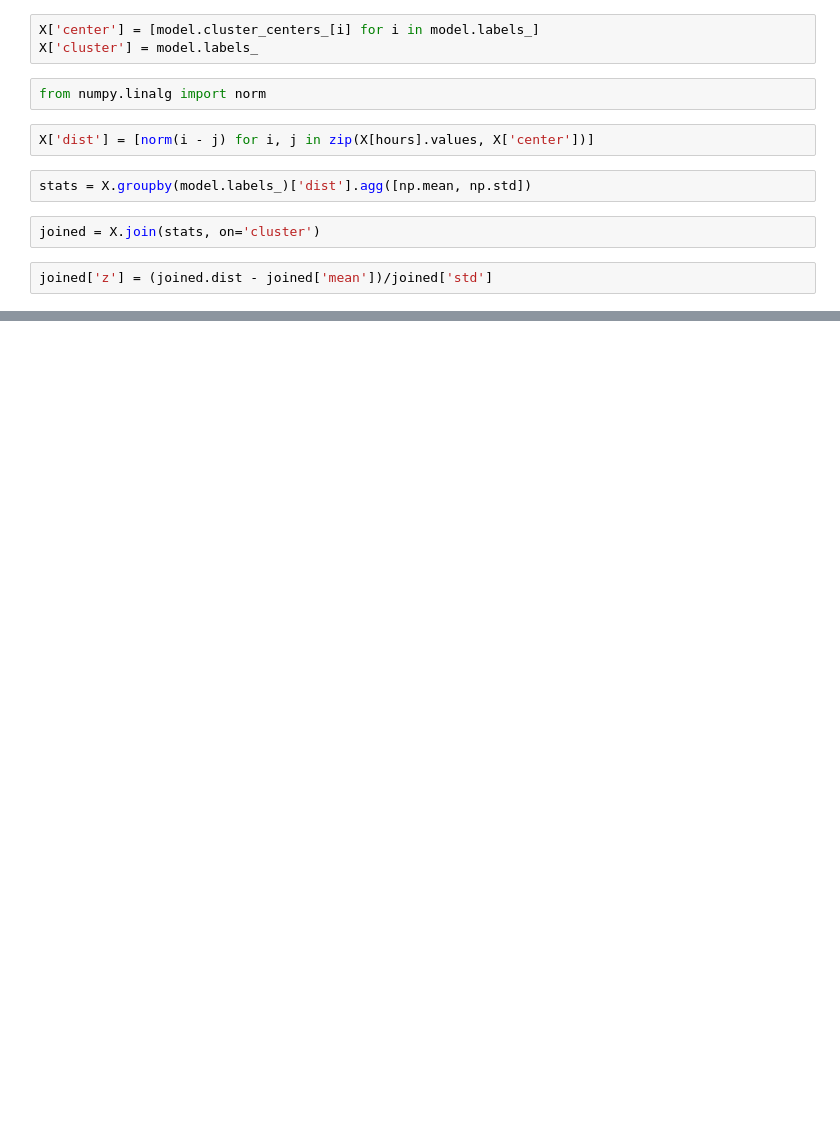
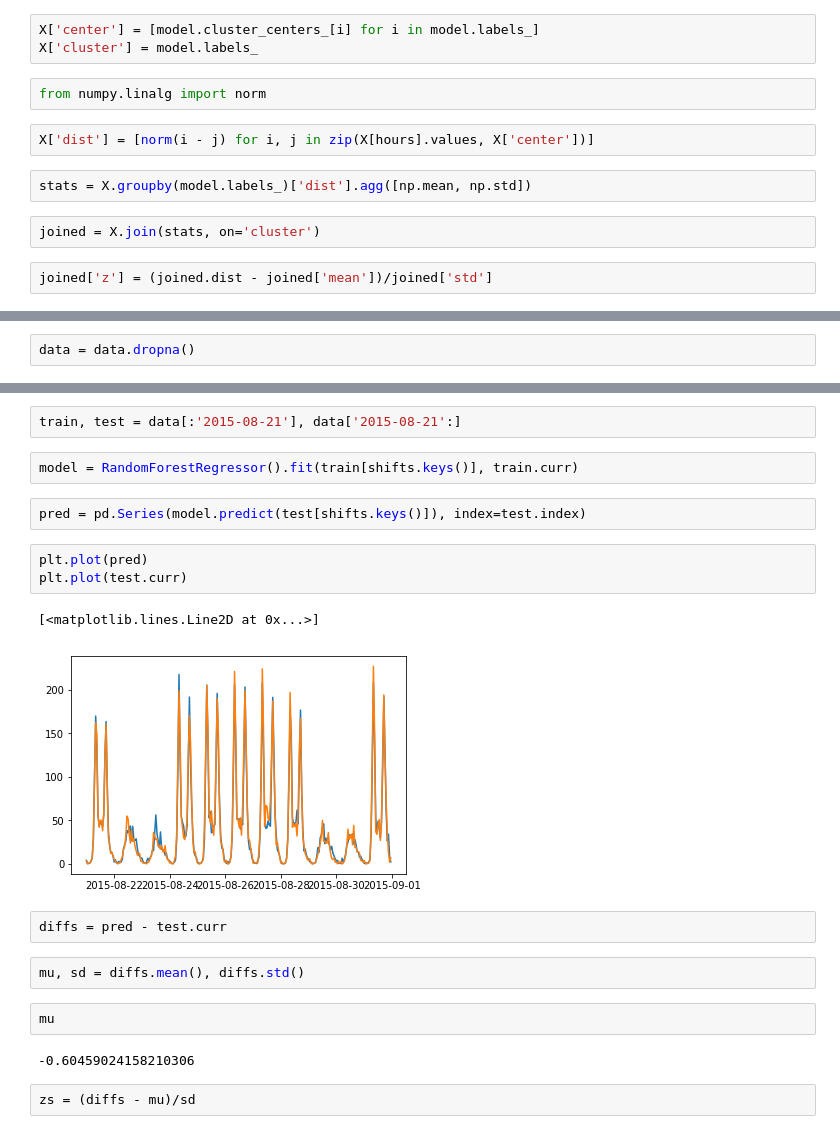
Before and after one commit to dhesse/STK-INF4000, a Jupyter notebook: nbhome/BABS - Outliers - Sklearn.ipynb, the cells around one changed output, grey strips where cells are left out. Drawn from its saved outputs; the diff is of its cells as text; blank space fills up the shorter version.

```diff
--- a/nbhome/BABS - Outliers - Sklearn.ipynb
+++ b/nbhome/BABS - Outliers - Sklearn.ipynb
@@ -102,0 +191,2 @@ plt.ylabel('trip count')
+# %%
+data = data.dropna()
@@ -102,0 +203,22 @@ plt.ylabel('trip count')
+# %%
+train, test = data[:'2015-08-21'], data['2015-08-21':]
+# %%
+model = RandomForestRegressor().fit(train[shifts.keys()], train.curr)
+# %%
+pred = pd.Series(model.predict(test[shifts.keys()]), index=test.index)
+# %%
+plt.plot(pred)
+plt.plot(test.curr)
+# %% [output]
+[<matplotlib.lines.Line2D at 0x...>]
+[figure, added]
+# %%
+diffs = pred - test.curr
+# %%
+mu, sd = diffs.mean(), diffs.std()
+# %%
+mu
+# %% [output]
+-0.60459024158210306
+# %%
+zs = (diffs - mu)/sd
```
Also changed, not shown: parts of 29 cells of this notebook, 44 other files.
